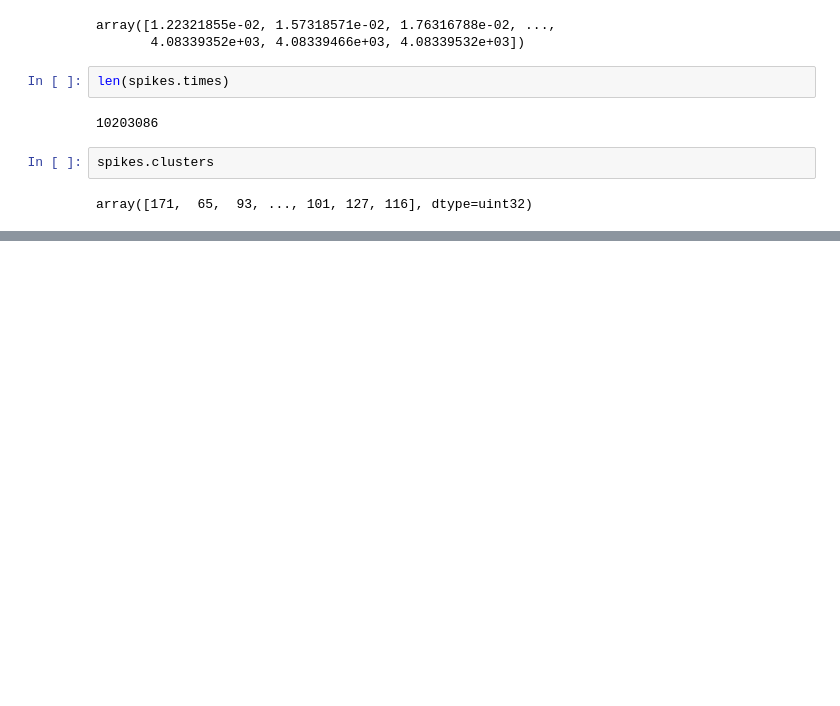
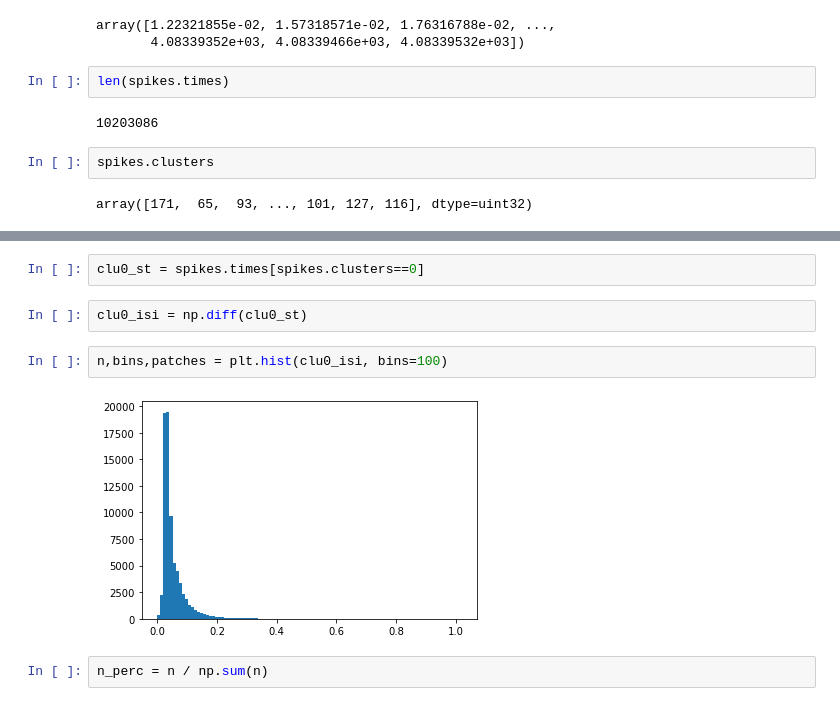
Before and after one commit to VirtualBrainLab/nptraj-ephys-server, a Jupyter notebook: pipeline/get_insertions_notebook.ipynb, the cells around one changed output, grey strips where cells are left out. Cells and saved outputs as stored; diff of their text form; blank space fills up the shorter version.

```diff
--- a/pipeline/get_insertions_notebook.ipynb
+++ b/pipeline/get_insertions_notebook.ipynb
@@ -96,0 +140,10 @@ array([171,  65,  93, ..., 101, 127, 116], dtype=uint32)
+# %%
+clu0_st = spikes.times[spikes.clusters==0]
+# %%
+clu0_isi = np.diff(clu0_st)
+# %%
+n,bins,patches = plt.hist(clu0_isi, bins=100)
+# %% [output]
+[figure, added]
+# %%
+n_perc = n / np.sum(n)
```
Also changed, not shown: parts of 9 cells of this notebook.
